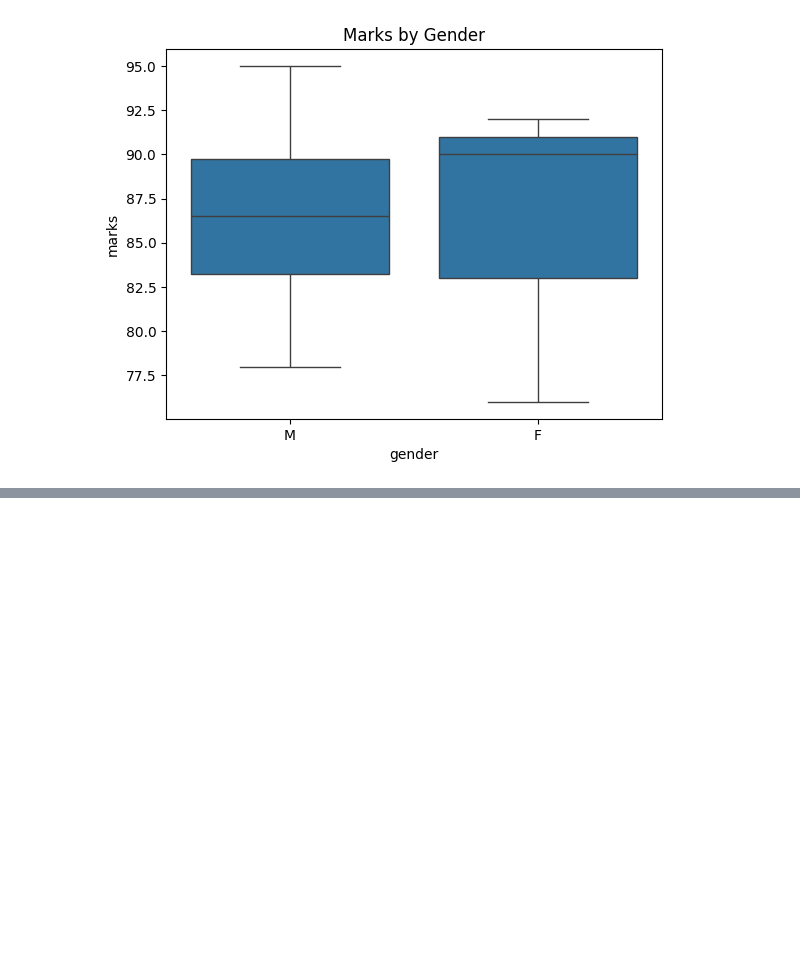
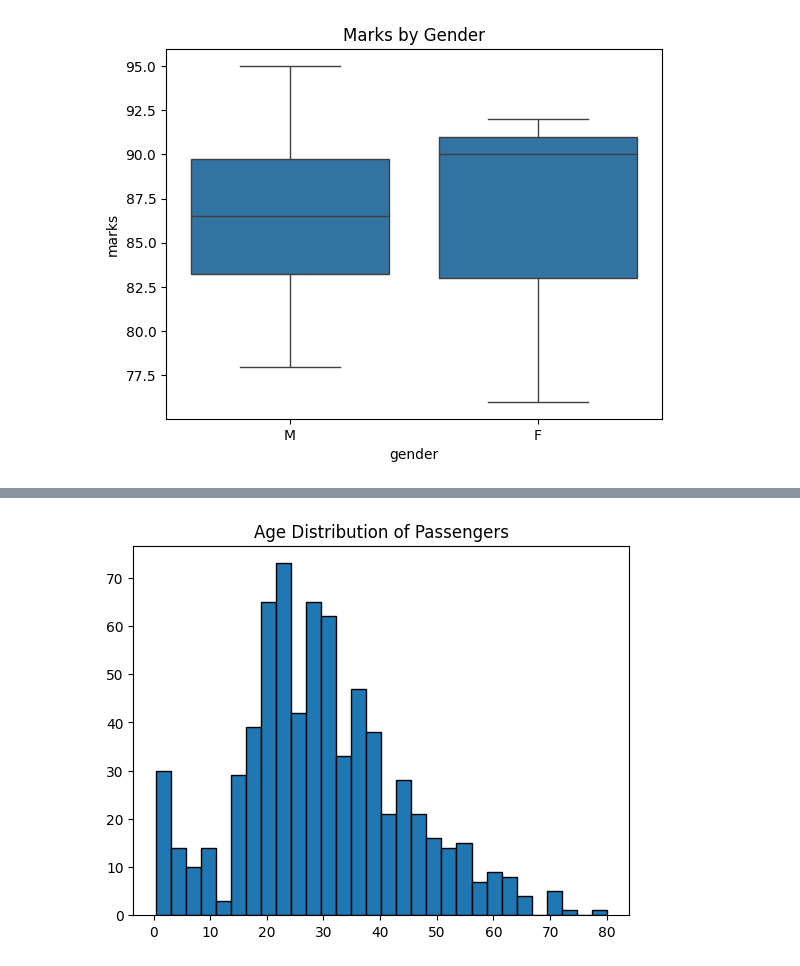
Before and after one commit to prateek14062005/Jack, a Jupyter notebook: AI_prateek_.ipynb, the cells around one changed output, grey strips where cells are left out. Saved outputs shown, nothing was run; the diff lists cells and outputs as text; code cells hidden in the pictures; blank space fills up the shorter version.

```diff
--- a/AI_prateek_.ipynb
+++ b/AI_prateek_.ipynb
@@ -1386,0 +1397,8 @@ plt.show()
+# %%
+import seaborn as sns
+import pandas as pd
+import matplotlib.pyplot as plt
+
+# Load dataset
+df = pd.read_csv('/content/Titanic-Dataset.csv')
+df.head()
@@ -1386,0 +1459,6 @@ plt.show()
+# %%
+plt.hist(df['Age'], bins=30,edgecolor='black')
+plt.title("Age Distribution of Passengers")
+plt.show()
+# %% [output]
+[figure, added]
```
Also changed, not shown: parts of 9 cells of this notebook.
